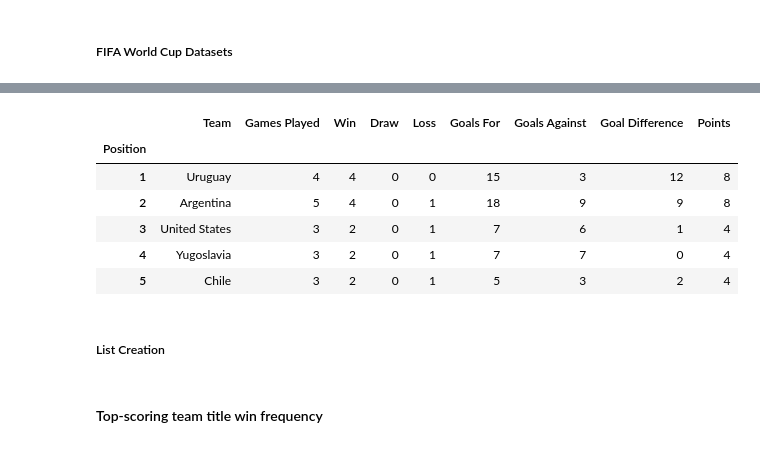
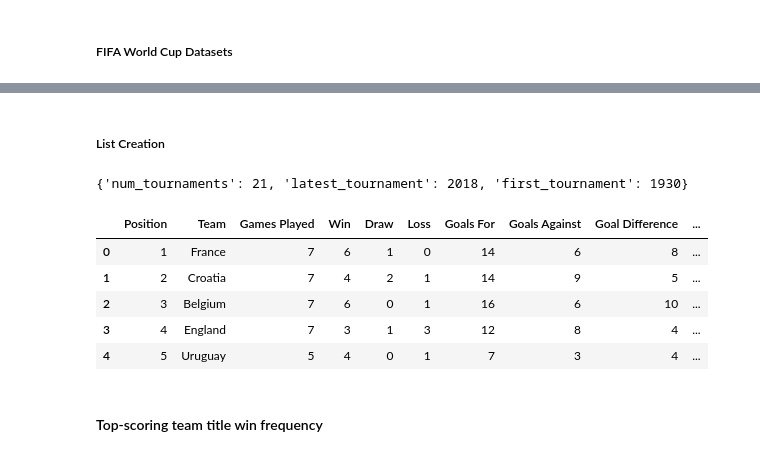
Before and after one commit to Binyoh1/FIFA-World-Cup-DataViz, a Jupyter notebook: fifa_mwc_analysis.ipynb, the cells around one changed output, grey strips where cells are left out. Cells and saved outputs as stored; diff of their text form; code cells hidden in the pictures.

```diff
--- a/fifa_mwc_analysis.ipynb
+++ b/fifa_mwc_analysis.ipynb
@@ -240,13 +24,2 @@ df_1934.head()
-# %%
-df_1930 = pd.read_csv('./datasets/fifa-football-world-cup-dataset/FIFA - 1930.csv', index_col='Position')
-df_1930.head()
-# %% [output]
-|  | Team | Games Played | Win | Draw | Loss | Goals For | Goals Against | Goal Difference | Points |
-| Position |  |  |  |  |  |  |  |  |  |
-| 1 | Uruguay | 4 | 4 | 0 | 0 | 15 | 3 | 12 | 8 |
-| 2 | Argentina | 5 | 4 | 0 | 1 | 18 | 9 | 9 | 8 |
-| 3 | United States | 3 | 2 | 0 | 1 | 7 | 6 | 1 | 4 |
-| 4 | Yugoslavia | 3 | 2 | 0 | 1 | 7 | 7 | 0 | 4 |
-| 5 | Chile | 3 | 2 | 0 | 1 | 5 | 3 | 2 | 4 |
 # %% [markdown]
 ##### List Creation
@@ -257,9 +26,25 @@ data_list = [x.reset_index() for x in data_list]
 # %%
-# Creating List of Years the World Cup Tournament Took Place
-year_list = [x for x in range(1950, 2019, 4)]
-year_list.sort(reverse=True)
-year_list2 = [y for y in range(1930, 1939, 4)]
-year_list2.sort(reverse=True)
-year_list.extend(year_list2)
+# list of years men's world cup tournament took place
+year_list = sorted([y for y in range(1950, 2019, 4)], reverse=True) + (sorted([y for y in range(1930, 1939, 4)], reverse=True))
+
+print({
+    "num_tournaments": len(year_list),
+    "latest_tournament": max(year_list),
+    "first_tournament": min(year_list)
+})
+# %% [output]
+{'num_tournaments': 21, 'latest_tournament': 2018, 'first_tournament': 1930}
+# %%
+df_list = [pd.read_csv(f'./datasets/fifa-football-world-cup-dataset/FIFA - {year}.csv') for year in year_list]
+
+# show 2018 dataframe
+df_list[0].head()
+# %% [output]
+|  | Position | Team | Games Played | Win | Draw | Loss | Goals For | Goals Against | Goal Difference | ... |
+| 0 | 1 | France | 7 | 6 | 1 | 0 | 14 | 6 | 8 | ... |
+| 1 | 2 | Croatia | 7 | 4 | 2 | 1 | 14 | 9 | 5 | ... |
+| 2 | 3 | Belgium | 7 | 6 | 0 | 1 | 16 | 6 | 10 | ... |
+| 3 | 4 | England | 7 | 3 | 1 | 3 | 12 | 8 | 4 | ... |
+| 4 | 5 | Uruguay | 5 | 4 | 0 | 1 | 7 | 3 | 4 | ... |
 # %%
 # List of total goals scored and number of participating teams in all world cup tournaments
```
Also changed, not shown: parts of 32 cells of this notebook, 2 other files.
